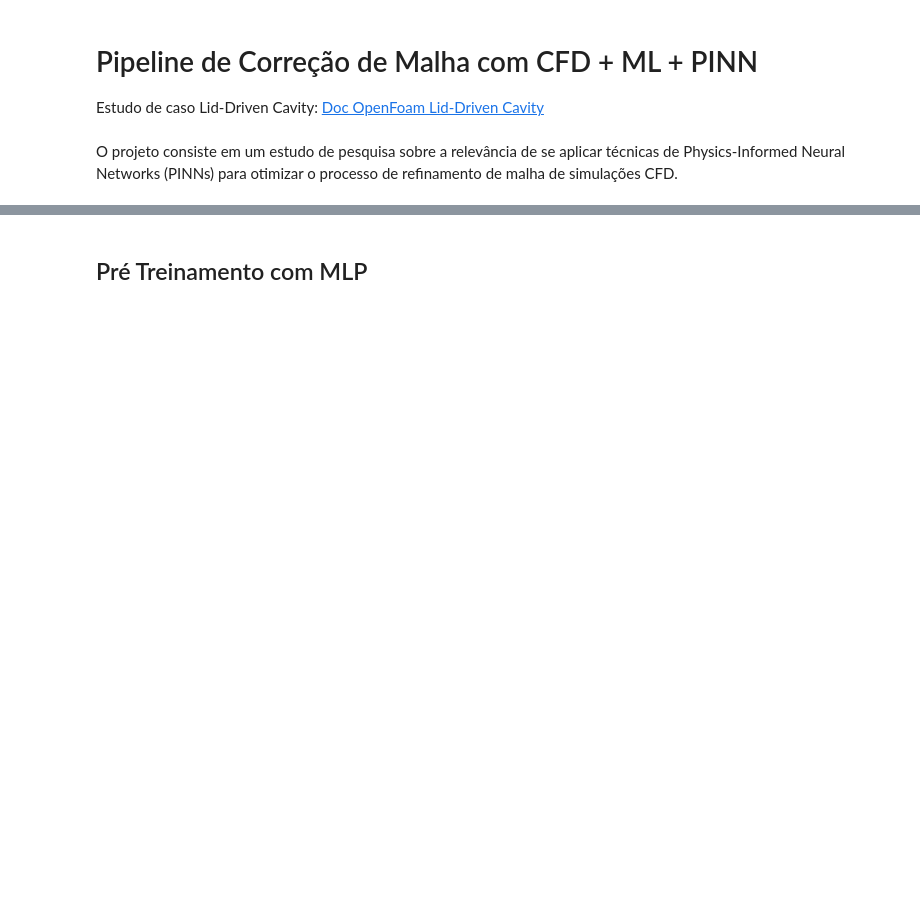
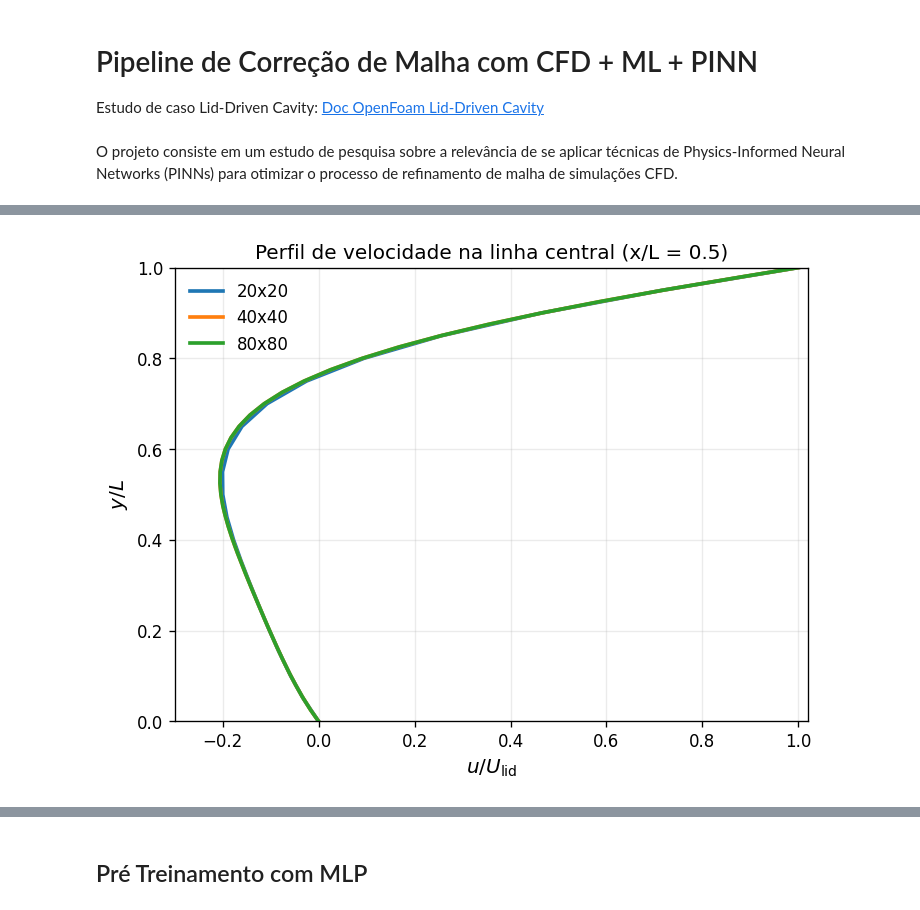
Before and after one commit to borges12matheus/pinn_lid_driven_cavity, a Jupyter notebook: notebook/lid_driven_pipeline.ipynb, the cells around one changed output, grey strips where cells are left out. Drawn from its saved outputs; the diff is of its cells as text; code cells hidden in the pictures; blank space fills up the shorter version.

```diff
--- a/notebook/lid_driven_pipeline.ipynb
+++ b/notebook/lid_driven_pipeline.ipynb
@@ -15,0 +21,72 @@ from scipy.spatial import cKDTree
+# %%
+# --- Visualização dados CFD ---
+L = 0.1        # tamanho do domínio
+U_lid = 1.0    # velocidade da tampa
+
+files = {
+    "20x20": "/home/matheus/Documentos/Mestrado/Pesquisa/Lid_driven_cavity/data/cavity_20/lid_driven_cavity_20.csv",
+    "40x40": "/home/matheus/Documentos/Mestrado/Pesquisa/Lid_driven_cavity/data/cavity_40/lid_driven_cavity_40.csv",
+    "80x80": "/home/matheus/Documentos/Mestrado/Pesquisa/Lid_driven_cavity/data/cavity_80/lid_driven_cavity_80.csv",
+}
+
+plt.rcParams.update({
+    "font.size": 11,
+    "axes.labelsize": 12,
+    "axes.titlesize": 12,
+    "legend.fontsize": 10,
+    "xtick.labelsize": 10,
+    "ytick.labelsize": 10,
+    "figure.dpi": 120,
+})
+
+fig, ax = plt.subplots(figsize=(6.2, 4.8))
+
+# ------------------
+# Plot
+# ------------------
+for label, path in files.items():
+    df = pd.read_csv(path)
+
+    y = df["Points:1"].to_numpy()
+    u = df["U:0"].to_numpy()
+
+    y_star = y / L
+    u_star = u / U_lid
+
+    idx = np.argsort(y_star)
+    y_star = y_star[idx]
+    u_star = u_star[idx]
+
+    # Destaque visual: coarse com marcador leve (opcional)
+    if label == "20×20":
+        ax.plot(u_star, y_star, linewidth=2.2, marker="o", markersize=3, markevery=12, label=label)
+    else:
+        ax.plot(u_star, y_star, linewidth=2.2, label=label)
+
+# ------------------
+# Estilo e rótulos
+# ------------------
+ax.set_xlabel(r"$u/U_{\mathrm{lid}}$")
+ax.set_ylabel(r"$y/L$")
+
+ax.set_xlim(-0.30, 1.02)
+ax.set_ylim(0.0, 1.0)
+
+ax.grid(True, alpha=0.25)
+ax.legend(frameon=False, loc="upper left")
+
+# Título curto (opcional)
+ax.set_title("Perfil de velocidade na linha central (x/L = 0.5)")
+
+fig.tight_layout()
+
+# ------------------
+# Salvar figuras
+# ------------------
+fig.savefig("/home/matheus/Documentos/Mestrado/Pesquisa/Lid_driven_cavity/outputs/figures/centerline_convergence.pdf", bbox_inches="tight")   # ideal para dissertação
+fig.savefig("/home/matheus/Documentos/Mestrado/Pesquisa/Lid_driven_cavity/outputs/figures/centerline_convergence.svg", bbox_inches="tight")   # ótimo para editar no Inkscape
+fig.savefig("/home/matheus/Documentos/Mestrado/Pesquisa/Lid_driven_cavity/outputs/figures/centerline_convergence.png", dpi=300, bbox_inches="tight")
+
+plt.show()
+# %% [output]
+[figure, added]
```
Also changed, not shown: parts of 20 cells of this notebook, 10 other files.
